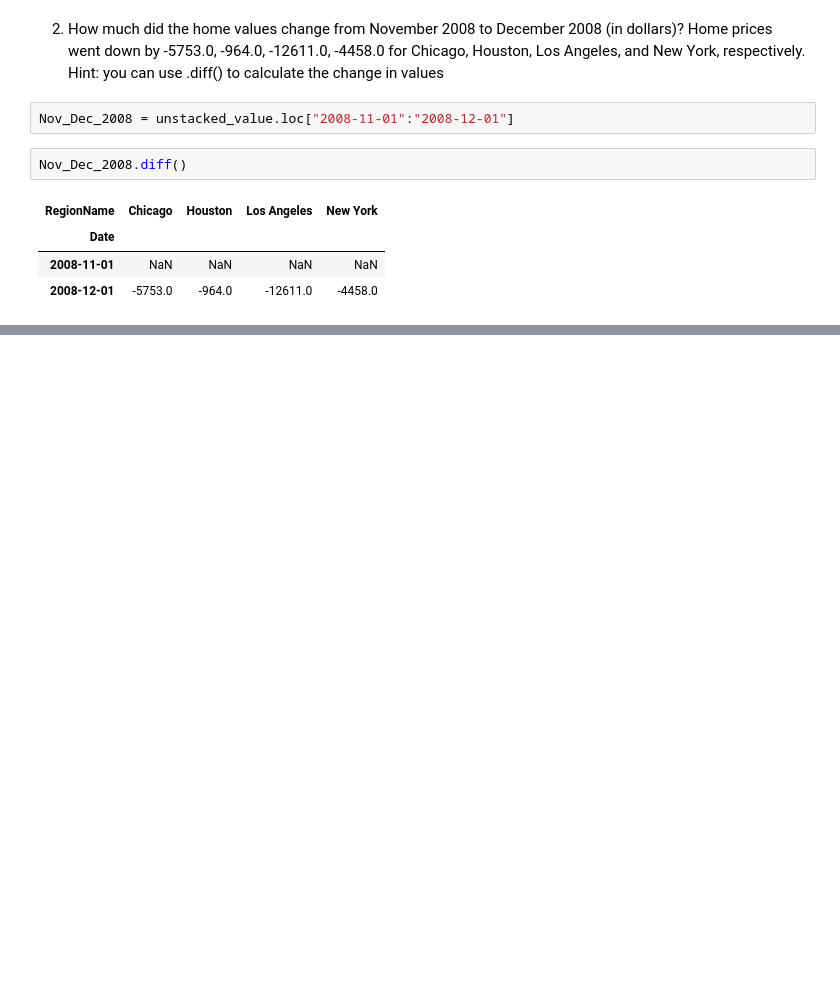
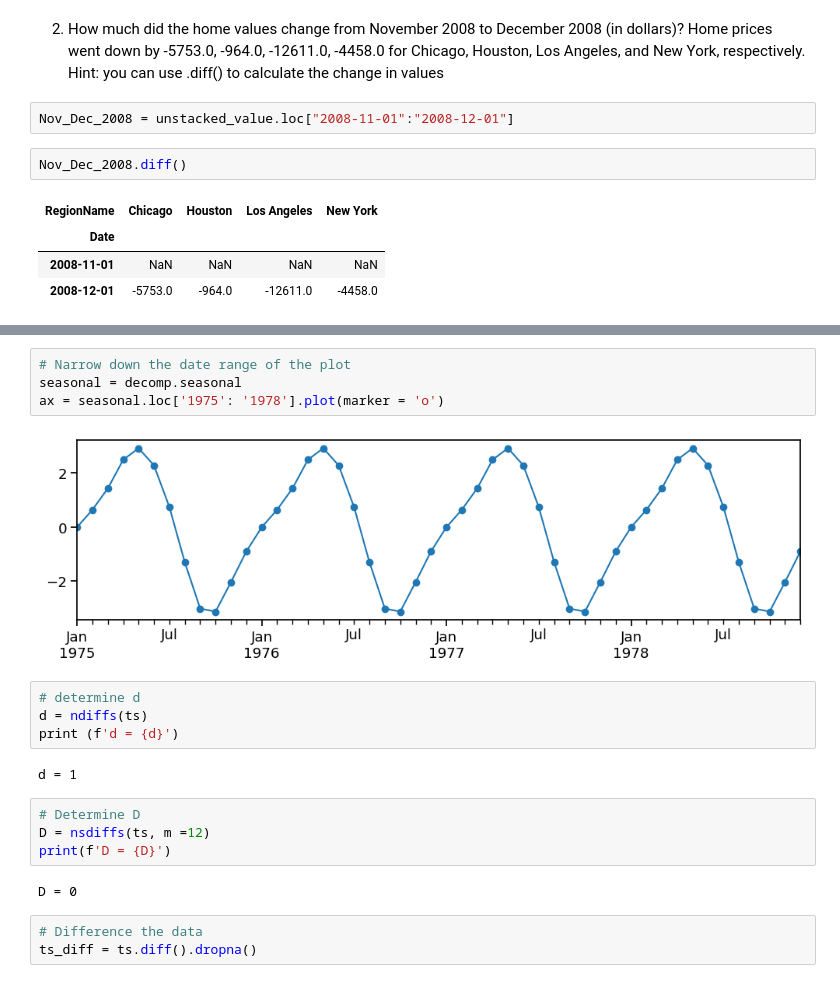
Before and after one commit to IndiaTJohnson/Resampling-Datetime-Data-Core, a Jupyter notebook: Preparing Time Series from Wide-Form Data-Core.ipynb, the cells around one changed output, grey strips where cells are left out. Saved outputs shown, nothing was run; the diff lists cells and outputs as text; blank space fills up the shorter version.

```diff
--- a/Preparing Time Series from Wide-Form Data-Core.ipynb
+++ b/Preparing Time Series from Wide-Form Data-Core.ipynb
@@ -258,0 +459,21 @@ Nov_Dec_2008.diff()
+# %%
+# Narrow down the date range of the plot
+seasonal = decomp.seasonal
+ax = seasonal.loc['1975': '1978'].plot(marker = 'o')
+# %% [output]
+[figure, added]
+# %%
+# determine d
+d = ndiffs(ts)
+print (f'd = {d}')
+# %% [output]
+d = 1
+# %%
+# Determine D
+D = nsdiffs(ts, m =12)
+print(f'D = {D}')
+# %% [output]
+D = 0
+# %%
+# Difference the data
+ts_diff = ts.diff().dropna()
```
Also changed, not shown: parts of 66 cells of this notebook, 1 other file.
